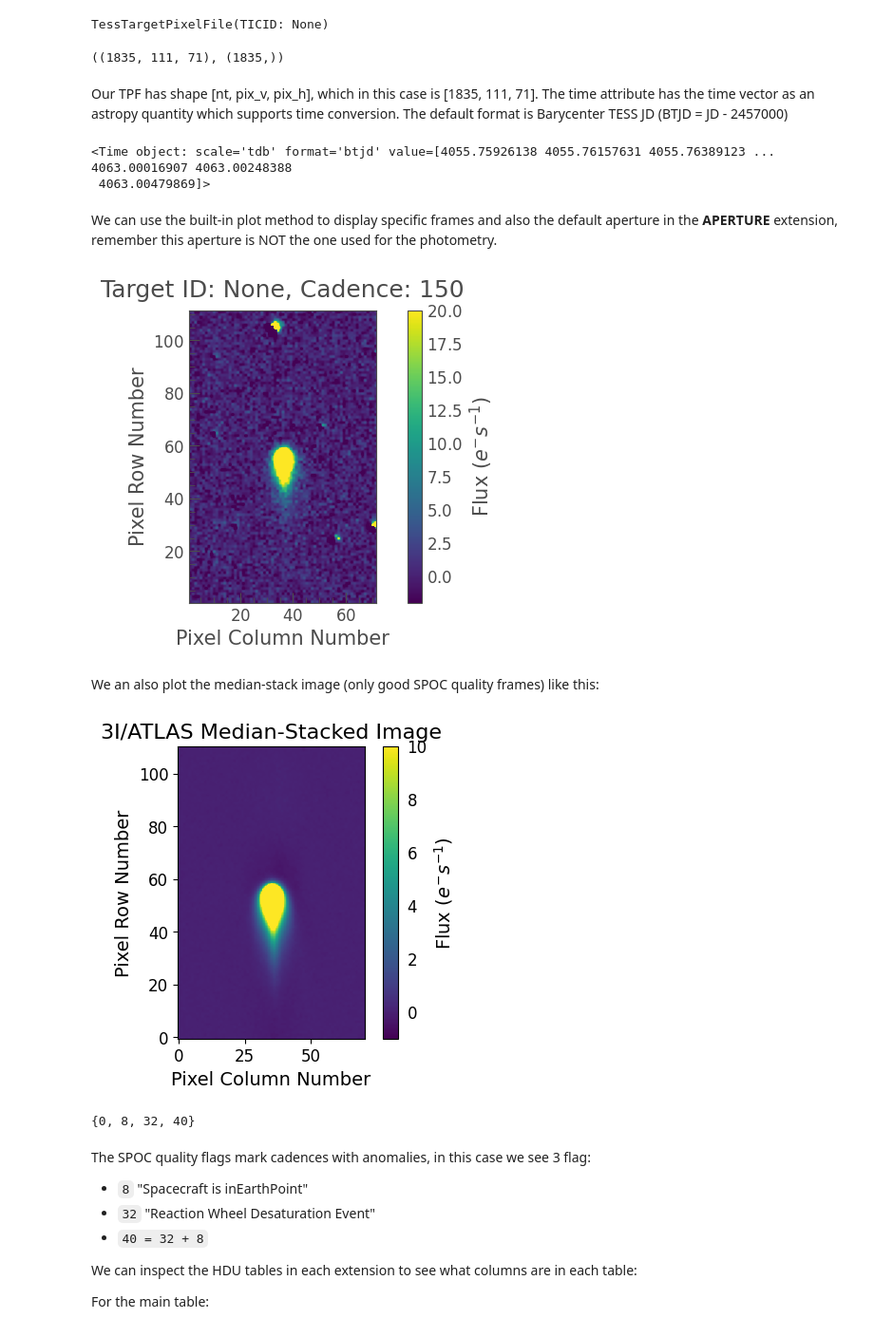
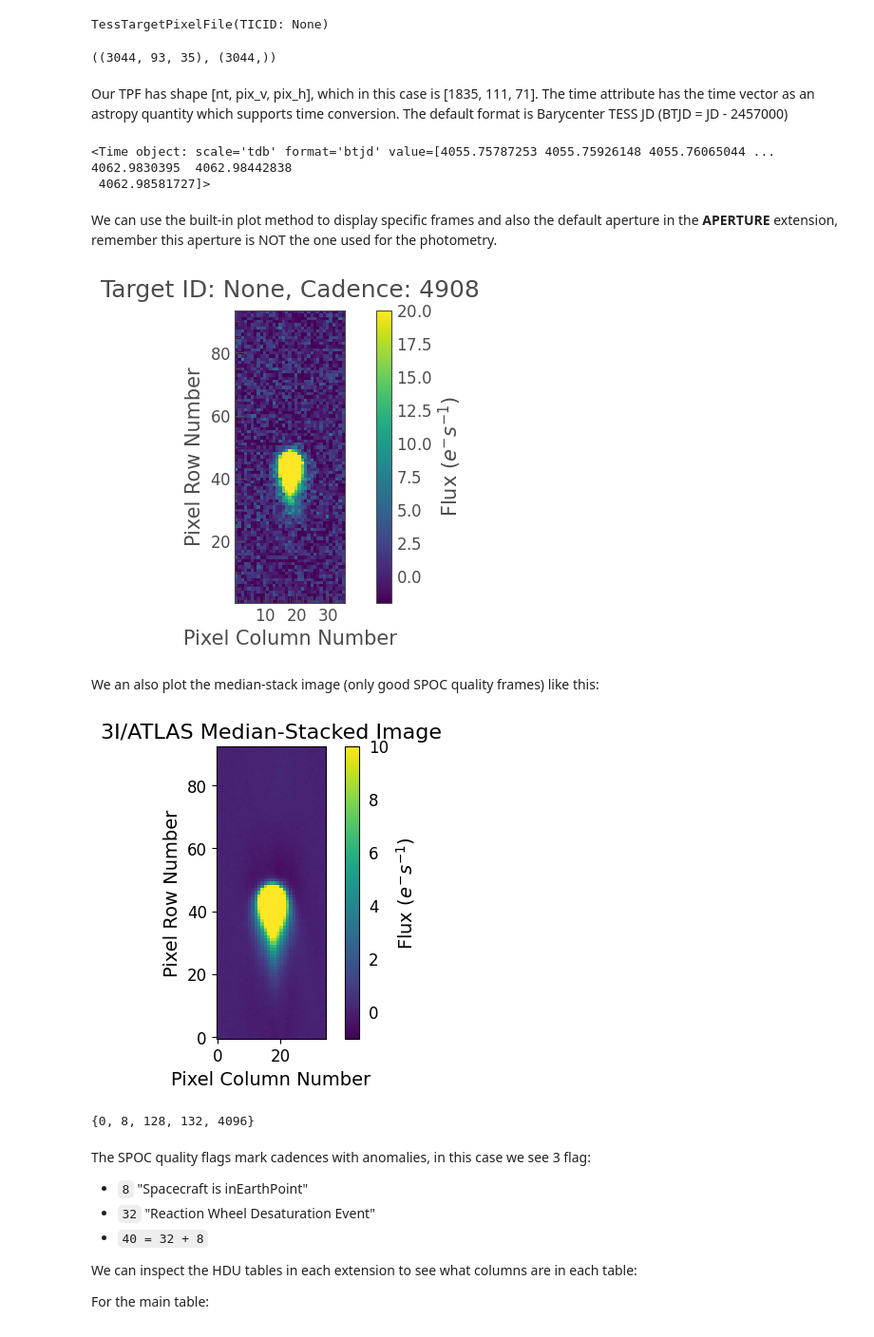
Before and after one commit to tessgi/tess-3i, a Jupyter notebook: notebooks/2026/open_hlsp_data.ipynb, the cells around one changed output. Shown at 95% size. Saved outputs shown, nothing was run; the diff lists cells and outputs as text; code cells hidden in the pictures.

Commit message:
from tpf nb and updated open hlsp nb

```diff
--- a/notebooks/2026/open_hlsp_data.ipynb
+++ b/notebooks/2026/open_hlsp_data.ipynb
@@ -78,7 +79,7 @@ Here' we see 4 extension:
 Now, let's open the `tp` file with `lightkurve`:
 # %%
 tpf = lk.TessTargetPixelFile(
-    f"../../data/2026/hlsp_tess-3i_tess_ffi_3iatlas-s1751-cam2-ccd3_tess_v{version}_tp.fits",
+    f"../../data/2026/hlsp_tess-3i_tess_{cadence}_3iatlas-s1751-cam2-ccd3_tess_v{version}_tp.fits",
     quality_bitmask="none",  # we set quality_bitmask to none to see all data
 )
 tpf.target = "3I/ATLAS"  # set a more user-friendly name for plots
@@ -88,15 +89,15 @@ TessTargetPixelFile(TICID: None)
 # %%
 tpf.flux.shape, tpf.time.shape
 # %% [output]
-((1835, 111, 71), (1835,))
+((3044, 93, 35), (3044,))
 # %% [markdown]
 Our TPF has shape [nt, pix_v, pix_h], which in this case is [1835, 111, 71].
 The time attribute has the time vector as an astropy quantity which supports time conversion. The default format is Barycenter TESS JD (BTJD = JD - 2457000)
 # %%
 tpf.time
 # %% [output]
-<Time object: scale='tdb' format='btjd' value=[4055.75926138 4055.76157631 4055.76389123 ... 4063.00016907 4063.00248388
- 4063.00479869]>
+<Time object: scale='tdb' format='btjd' value=[4055.75787253 4055.75926148 4055.76065044 ... 4062.9830395  4062.98442838
+ 4062.98581727]>
 # %% [markdown]
 We can use the built-in plot method to display specific frames and also the default aperture in the **APERTURE** extension, remember this aperture is NOT the one used for the photometry.
 # %%
@@ -104,40 +105,40 @@ nt = 150
 tpf.plot(frame=nt, aperture_mask=None, vmin=-2, vmax=20)
 plt.show()
 # %% [output]
-[figure, old version]
+[figure, new version]
 # %% [markdown]
 We an also plot the median-stack image (only good SPOC quality frames) like this:
 # %%
 # Set global default font size
 plt.rcParams["font.size"] = 12
 
 # Override for specific elements
 plt.rcParams["axes.labelsize"] = 14  # Axis labels
 plt.rcParams["xtick.labelsize"] = 12  # X-tick labels
 plt.rcParams["ytick.labelsize"] = 12  # Y-tick labels
 plt.rcParams["axes.titlesize"] = 16  # Plot title
 
 fig, ax = plt.subplots(figsize=(5,4))
 lk.targetpixelfile.plot_image(
     sigma_clipped_stats(tpf.flux[tpf.quality == 0], axis=0)[1],
     title=f"{tpf.target} Median-Stacked Image",
     vmin=-1,
     vmax=10,
     ax=ax,
     )
 plt.savefig(
-    "../../data/2026/figures/tess_3iatlas_spoc_s1751_med_stack.png",
+    f"../../data/2026/figures/tess_3iatlas_spoc_s1751_{cadence}_med_stack.png",
     dpi=300,
     bbox_inches="tight",
 )
 plt.show()
 # %% [output]
-[figure, old version]
+[figure, new version]
 # %%
 # this is the SPOC quality flag array
 set(tpf.quality)
 # %% [output]
-{0, 8, 32, 40}
+{0, 8, 128, 132, 4096}
 # %% [markdown]
 The SPOC quality flags mark cadences with anomalies, in this case we see 3 flag:
 * `8` "Spacecraft is inEarthPoint"
```
Also changed, not shown: parts of 15 cells of this notebook.
